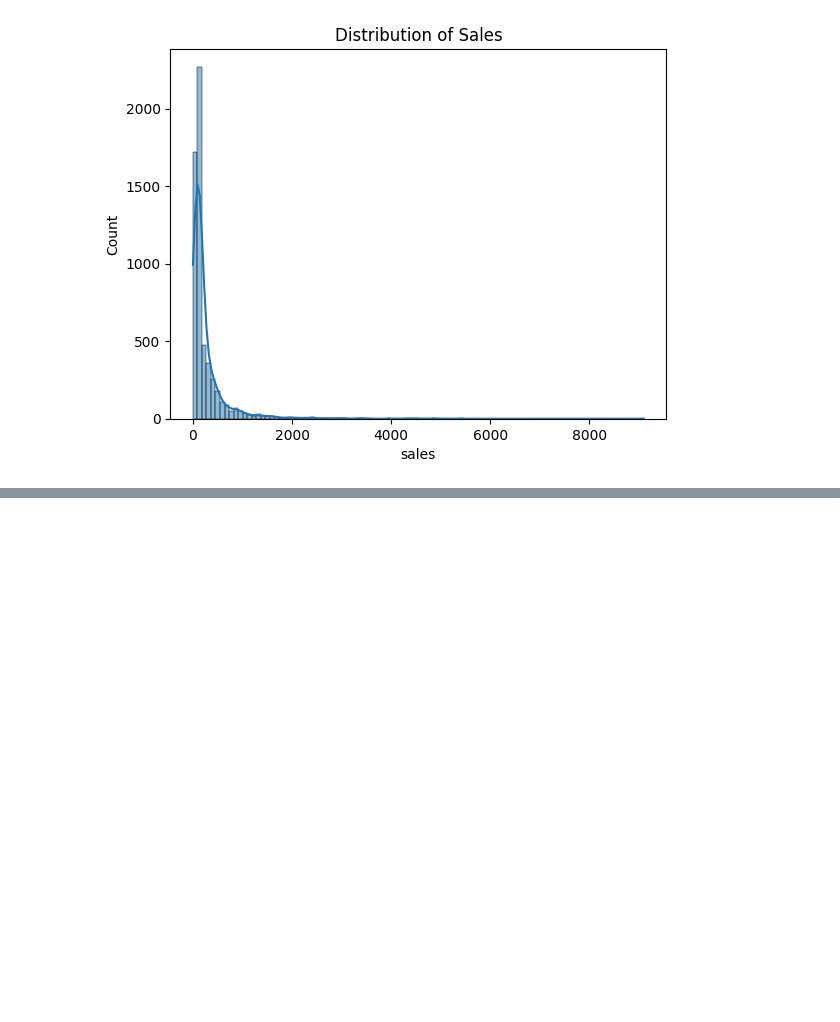
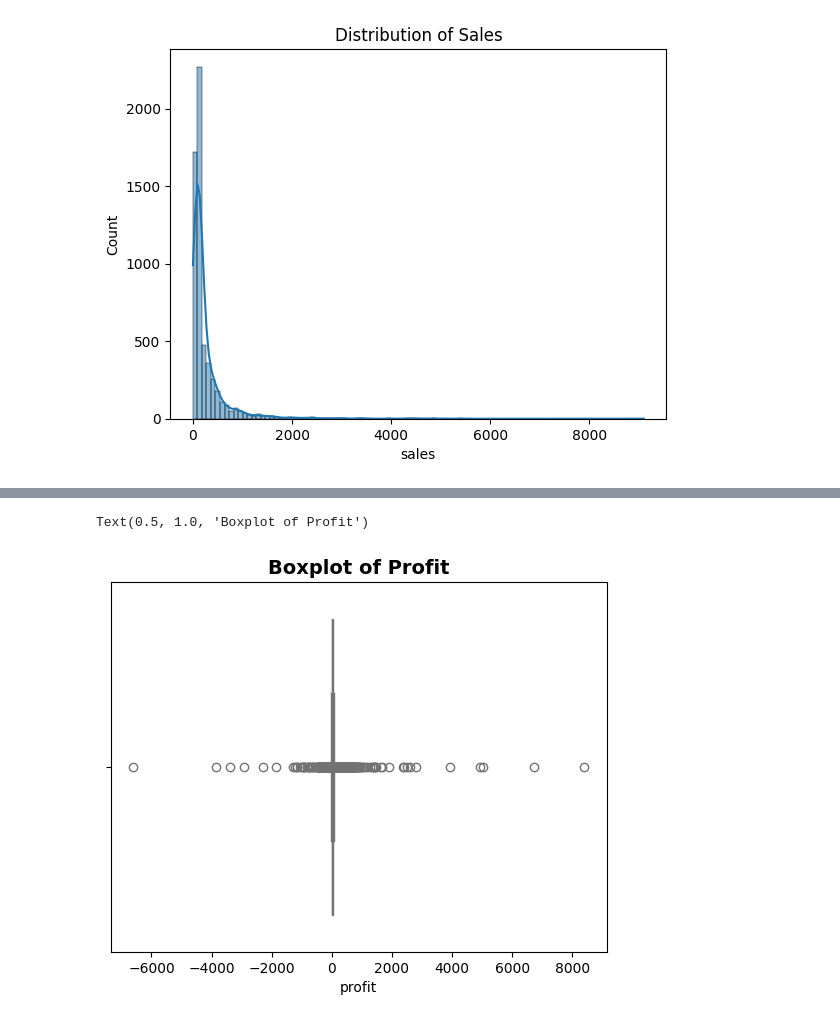
Before and after one commit to anish00ti/EDA-on-sales, a Jupyter notebook: notebook/understand_and_cleaning_data.ipynb, the cells around one changed output, grey strips where cells are left out. Drawn from its saved outputs; the diff is of its cells as text; code cells hidden in the pictures; blank space fills up the shorter version.

```diff
--- a/notebook/understand_and_cleaning_data.ipynb
+++ b/notebook/understand_and_cleaning_data.ipynb
@@ -260,0 +308,6 @@ plt.show()
+# %%
+sns.boxplot(x=df['profit'], color='lightgreen')
+plt.title("Boxplot of Profit", fontsize=14, fontweight='bold')
+# %% [output]
+Text(0.5, 1.0, 'Boxplot of Profit')
+[figure, added]
```
Also changed, not shown: parts of 11 cells of this notebook.
